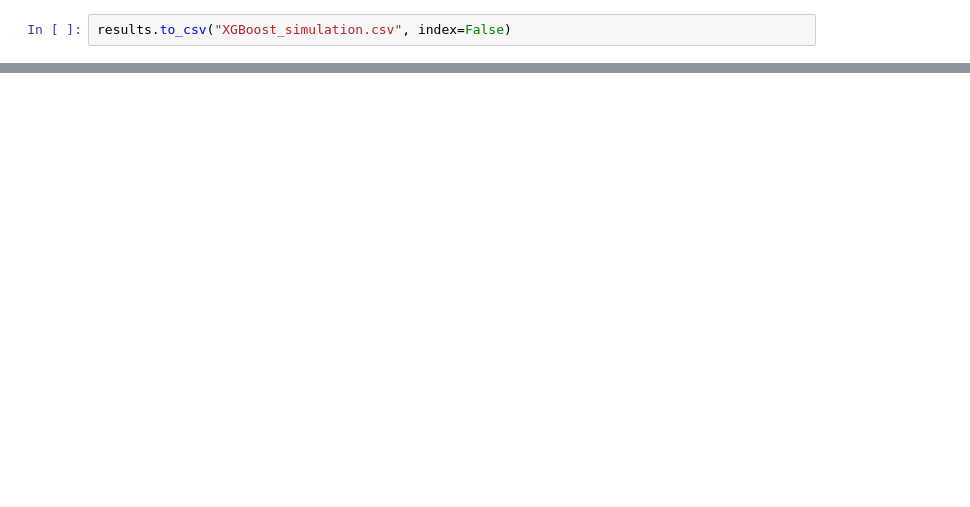
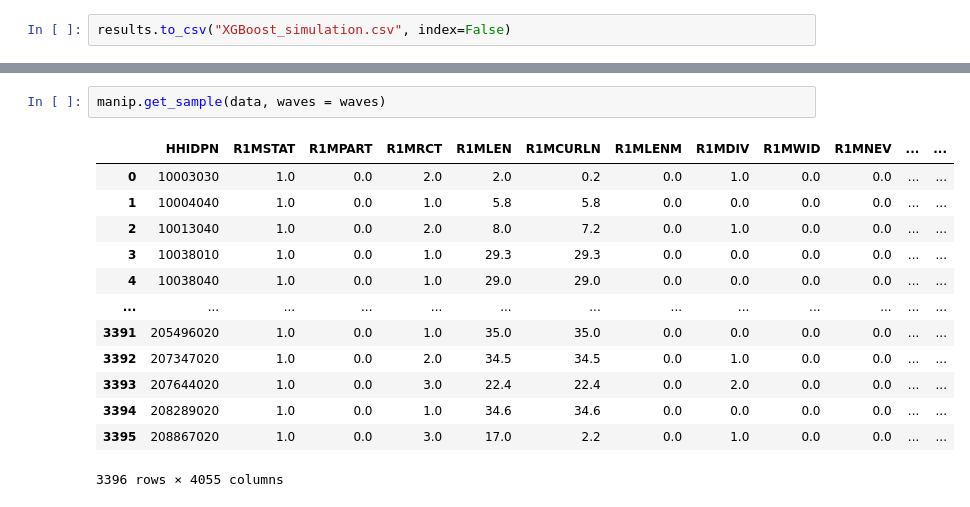
Before and after one commit to jveillon/Projet_Statapp, a Jupyter notebook: Gradient_Boosting/file_02_xgboost.ipynb, the cells around one changed output, grey strips where cells are left out. Saved outputs shown, nothing was run; the diff lists cells and outputs as text; blank space fills up the shorter version.

```diff
--- a/Gradient_Boosting/file_02_xgboost.ipynb
+++ b/Gradient_Boosting/file_02_xgboost.ipynb
@@ -233,0 +274,16 @@ results.groupby(["Data_used"])["r2_test"].agg({"mean", "std", "count"})
+# %%
+manip.get_sample(data, waves = waves)
+# %% [output]
+|  | HHIDPN | R1MSTAT | R1MPART | R1MRCT | R1MLEN | R1MCURLN | R1MLENM | R1MDIV | R1MWID | R1MNEV | ... | ... |
+| 0 | 10003030 | 1.0 | 0.0 | 2.0 | 2.0 | 0.2 | 0.0 | 1.0 | 0.0 | 0.0 | ... | ... |
+| 1 | 10004040 | 1.0 | 0.0 | 1.0 | 5.8 | 5.8 | 0.0 | 0.0 | 0.0 | 0.0 | ... | ... |
+| 2 | 10013040 | 1.0 | 0.0 | 2.0 | 8.0 | 7.2 | 0.0 | 1.0 | 0.0 | 0.0 | ... | ... |
+| 3 | 10038010 | 1.0 | 0.0 | 1.0 | 29.3 | 29.3 | 0.0 | 0.0 | 0.0 | 0.0 | ... | ... |
+| 4 | 10038040 | 1.0 | 0.0 | 1.0 | 29.0 | 29.0 | 0.0 | 0.0 | 0.0 | 0.0 | ... | ... |
+| ... | ... | ... | ... | ... | ... | ... | ... | ... | ... | ... | ... | ... |
+| 3391 | 205496020 | 1.0 | 0.0 | 1.0 | 35.0 | 35.0 | 0.0 | 0.0 | 0.0 | 0.0 | ... | ... |
+| 3392 | 207347020 | 1.0 | 0.0 | 2.0 | 34.5 | 34.5 | 0.0 | 1.0 | 0.0 | 0.0 | ... | ... |
+| 3393 | 207644020 | 1.0 | 0.0 | 3.0 | 22.4 | 22.4 | 0.0 | 2.0 | 0.0 | 0.0 | ... | ... |
+| 3394 | 208289020 | 1.0 | 0.0 | 1.0 | 34.6 | 34.6 | 0.0 | 0.0 | 0.0 | 0.0 | ... | ... |
+| 3395 | 208867020 | 1.0 | 0.0 | 3.0 | 17.0 | 2.2 | 0.0 | 1.0 | 0.0 | 0.0 | ... | ... |
+3396 rows × 4055 columns
```
Also changed, not shown: parts of 8 cells of this notebook.
